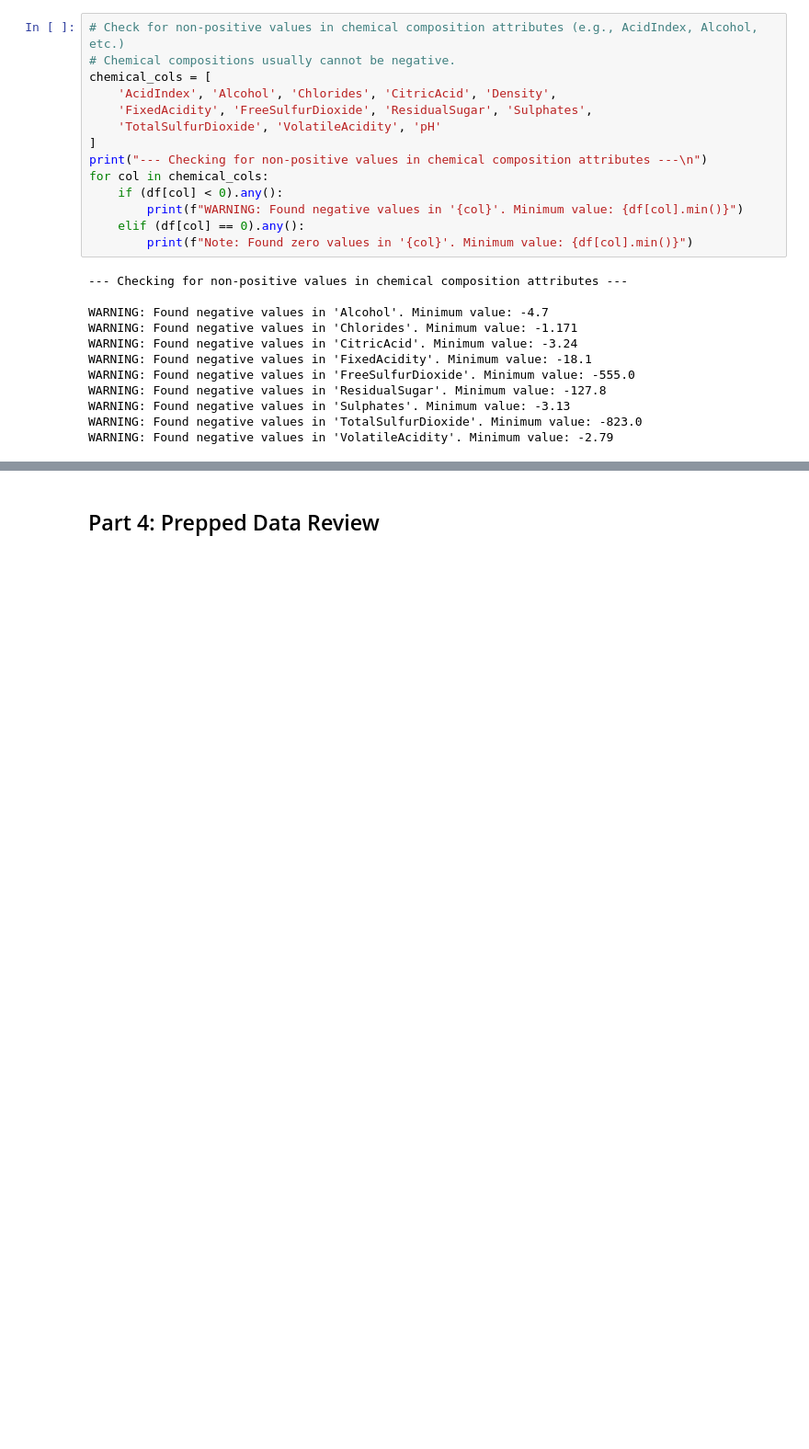
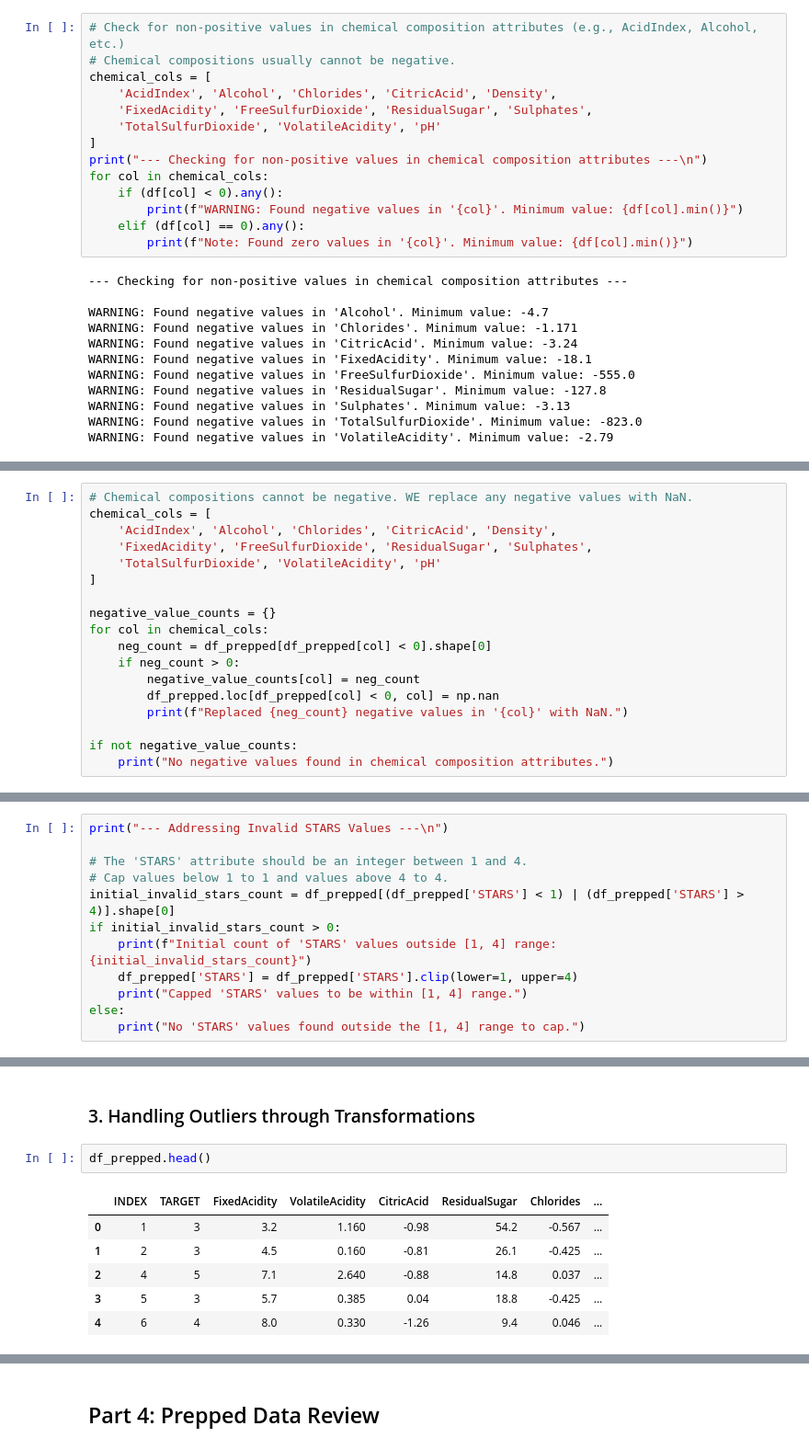
Before and after one commit to CheliMex/CS381_DataAnalytics, a Jupyter notebook: Quiz3/A_Castelan_Quiz3.ipynb, the cells around one changed output, grey strips where cells are left out. Shown at 92% size. Cells and saved outputs as stored; diff of their text form; blank space fills up the shorter version.

```diff
--- a/Quiz3/A_Castelan_Quiz3.ipynb
+++ b/Quiz3/A_Castelan_Quiz3.ipynb
@@ -473,0 +535,18 @@ Inter-variable Correlations: High correlations between independent variables (mu
+# %%
+# Chemical compositions cannot be negative. WE replace any negative values with NaN.
+chemical_cols = [
+    'AcidIndex', 'Alcohol', 'Chlorides', 'CitricAcid', 'Density',
+    'FixedAcidity', 'FreeSulfurDioxide', 'ResidualSugar', 'Sulphates',
+    'TotalSulfurDioxide', 'VolatileAcidity', 'pH'
+]
+
+negative_value_counts = {}
+for col in chemical_cols:
+    neg_count = df_prepped[df_prepped[col] < 0].shape[0]
+    if neg_count > 0:
+        negative_value_counts[col] = neg_count
+        df_prepped.loc[df_prepped[col] < 0, col] = np.nan
+        print(f"Replaced {neg_count} negative values in '{col}' with NaN.")
+
+if not negative_value_counts:
+    print("No negative values found in chemical composition attributes.")
@@ -473,0 +563,12 @@ Inter-variable Correlations: High correlations between independent variables (mu
+# %%
+print("--- Addressing Invalid STARS Values ---\n")
+
+# The 'STARS' attribute should be an integer between 1 and 4.
+# Cap values below 1 to 1 and values above 4 to 4.
+initial_invalid_stars_count = df_prepped[(df_prepped['STARS'] < 1) | (df_prepped['STARS'] > 4)].shape[0]
+if initial_invalid_stars_count > 0:
+    print(f"Initial count of 'STARS' values outside [1, 4] range: {initial_invalid_stars_count}")
+    df_prepped['STARS'] = df_prepped['STARS'].clip(lower=1, upper=4)
+    print("Capped 'STARS' values to be within [1, 4] range.")
+else:
+    print("No 'STARS' values found outside the [1, 4] range to cap.")
@@ -473,0 +591,11 @@ Inter-variable Correlations: High correlations between independent variables (mu
+# %% [markdown]
+### 3. Handling Outliers through Transformations
+# %%
+df_prepped.head()
+# %% [output]
+|  | INDEX | TARGET | FixedAcidity | VolatileAcidity | CitricAcid | ResidualSugar | Chlorides | ... |
+| 0 | 1 | 3 | 3.2 | 1.160 | -0.98 | 54.2 | -0.567 | ... |
+| 1 | 2 | 3 | 4.5 | 0.160 | -0.81 | 26.1 | -0.425 | ... |
+| 2 | 4 | 5 | 7.1 | 2.640 | -0.88 | 14.8 | 0.037 | ... |
+| 3 | 5 | 3 | 5.7 | 0.385 | 0.04 | 18.8 | -0.425 | ... |
+| 4 | 6 | 4 | 8.0 | 0.330 | -1.26 | 9.4 | 0.046 | ... |
```
Also changed, not shown: parts of 34 cells of this notebook.
